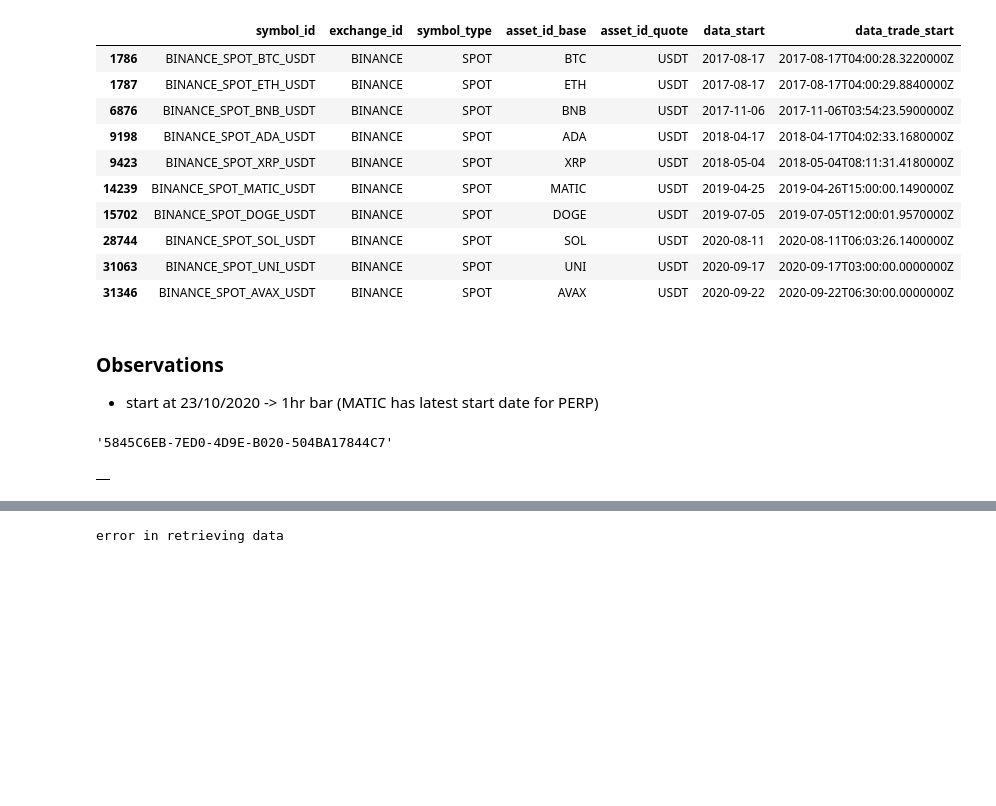
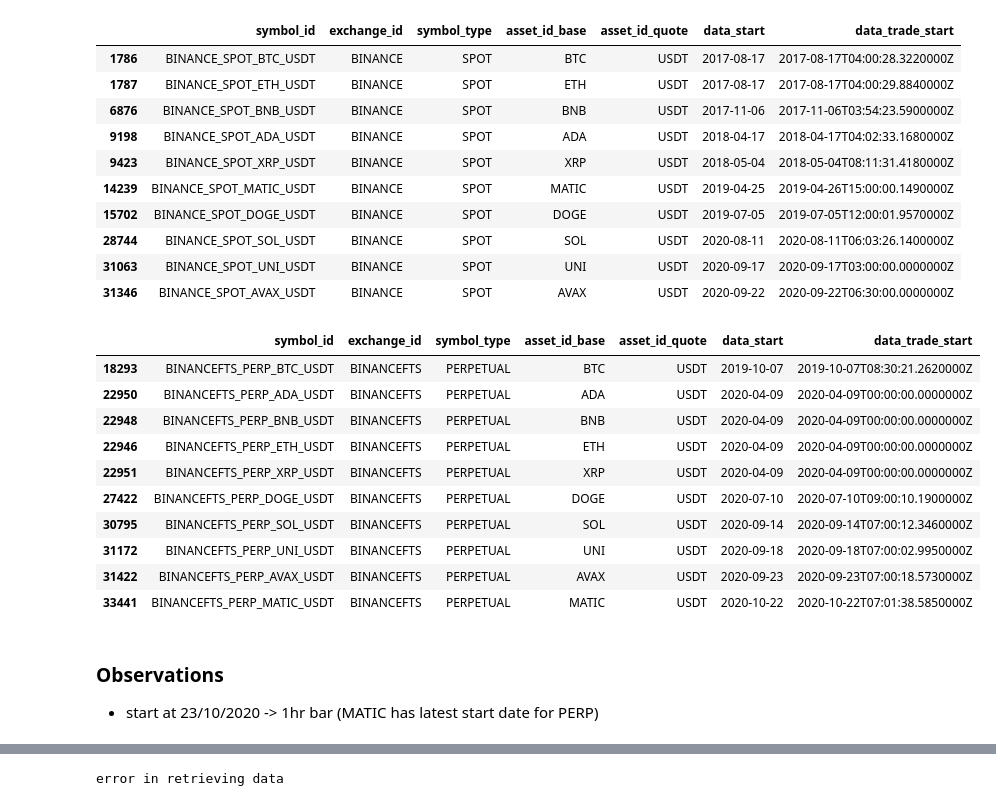
Before and after one commit to regression-gerry/hurst_capstone, a Jupyter notebook: notebooks/research_test.ipynb, the cells around one changed output, grey strips where cells are left out. Saved outputs shown, nothing was run; the diff lists cells and outputs as text; code cells hidden in the pictures; blank space fills up the shorter version.

```diff
--- a/notebooks/research_test.ipynb
+++ b/notebooks/research_test.ipynb
@@ -55,6 +183,20 @@ spot_list
 # %%
 perp_list = b_usd_filtered_perp[b_usd_filtered_perp['exchange_id'].isin(['BINANCEFTS'])].sort_values(by='data_start')
 perp_lst = perp_list['symbol_id'].to_list()
+# %%
+perp_list
+# %% [output]
+|  | symbol_id | exchange_id | symbol_type | asset_id_base | asset_id_quote | data_start | data_trade_start |
+| 18293 | BINANCEFTS_PERP_BTC_USDT | BINANCEFTS | PERPETUAL | BTC | USDT | 2019-10-07 | 2019-10-07T08:30:21.2620000Z |
+| 22950 | BINANCEFTS_PERP_ADA_USDT | BINANCEFTS | PERPETUAL | ADA | USDT | 2020-04-09 | 2020-04-09T00:00:00.0000000Z |
+| 22948 | BINANCEFTS_PERP_BNB_USDT | BINANCEFTS | PERPETUAL | BNB | USDT | 2020-04-09 | 2020-04-09T00:00:00.0000000Z |
+| 22946 | BINANCEFTS_PERP_ETH_USDT | BINANCEFTS | PERPETUAL | ETH | USDT | 2020-04-09 | 2020-04-09T00:00:00.0000000Z |
+| 22951 | BINANCEFTS_PERP_XRP_USDT | BINANCEFTS | PERPETUAL | XRP | USDT | 2020-04-09 | 2020-04-09T00:00:00.0000000Z |
+| 27422 | BINANCEFTS_PERP_DOGE_USDT | BINANCEFTS | PERPETUAL | DOGE | USDT | 2020-07-10 | 2020-07-10T09:00:10.1900000Z |
+| 30795 | BINANCEFTS_PERP_SOL_USDT | BINANCEFTS | PERPETUAL | SOL | USDT | 2020-09-14 | 2020-09-14T07:00:12.3460000Z |
+| 31172 | BINANCEFTS_PERP_UNI_USDT | BINANCEFTS | PERPETUAL | UNI | USDT | 2020-09-18 | 2020-09-18T07:00:02.9950000Z |
+| 31422 | BINANCEFTS_PERP_AVAX_USDT | BINANCEFTS | PERPETUAL | AVAX | USDT | 2020-09-23 | 2020-09-23T07:00:18.5730000Z |
+| 33441 | BINANCEFTS_PERP_MATIC_USDT | BINANCEFTS | PERPETUAL | MATIC | USDT | 2020-10-22 | 2020-10-22T07:01:38.5850000Z |
 # %% [markdown]
 ### Observations
 - start at 23/10/2020 -> 1hr bar (MATIC has latest start date for PERP)
@@ -80,7 +223,3 @@ new_api_keys = [
 
 ]
-# %%
-f'{new_api_keys[9]}'
-# %% [output]
-'5845C6EB-7ED0-4D9E-B020-504BA17844C7'
 # %%
@@ -90,6 +230,2 @@ response = requests.get(url, headers=headers)
 if response.status_code == 200:
     data = pd.DataFrame(response.json())
-# %%
-data
-# %% [output]
-|  |
```
Also changed, not shown: parts of 32 cells of this notebook, 43 other files.
